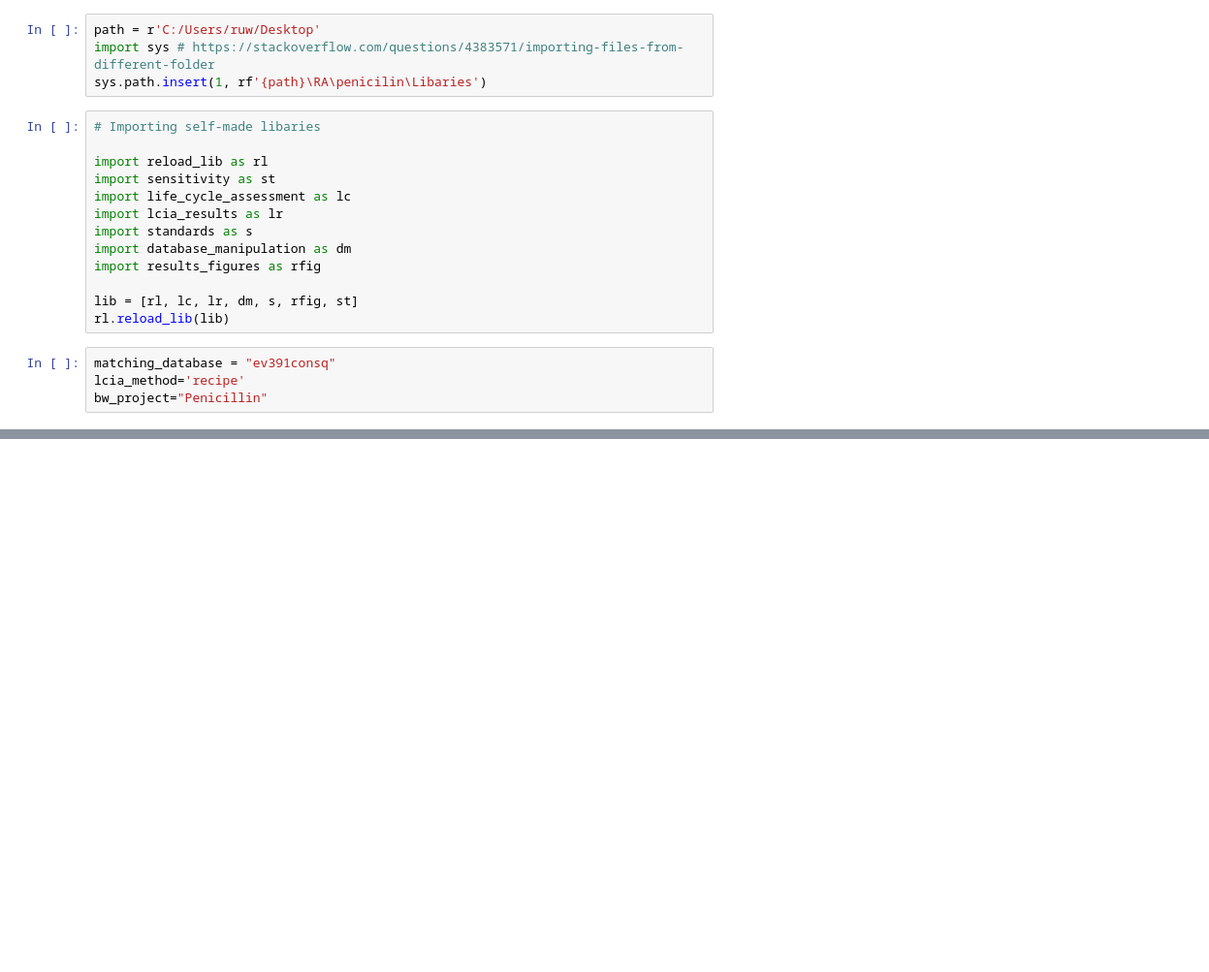
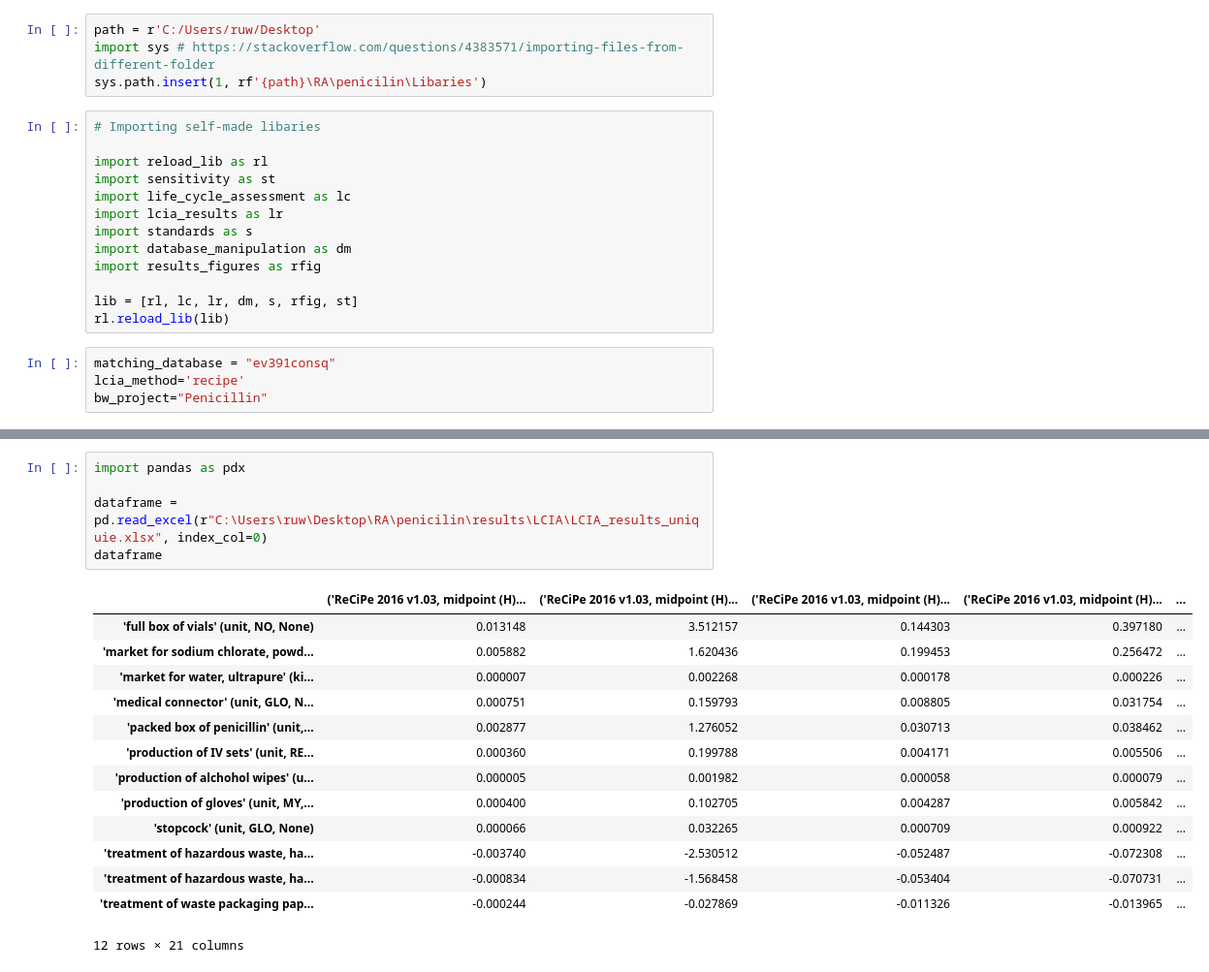
Before and after one commit to RuneWF/penicilin, a Jupyter notebook: Jupyter scripts/main.ipynb, the cells around one changed output, grey strips where cells are left out. Shown at 97% size. Drawn from its saved outputs; the diff is of its cells as text; blank space fills up the shorter version.

```diff
--- a/Jupyter scripts/main.ipynb
+++ b/Jupyter scripts/main.ipynb
@@ -89,0 +72,20 @@ Initialization is completed for penicillin
+# %%
+import pandas as pdx
+
+dataframe = pd.read_excel(r"C:\Users\ruw\Desktop\RA\penicilin\results\LCIA\LCIA_results_uniquie.xlsx", index_col=0)
+dataframe
+# %% [output]
+|  | ('ReCiPe 2016 v1.03, midpoint (H)... | ('ReCiPe 2016 v1.03, midpoint (H)... | ('ReCiPe 2016 v1.03, midpoint (H)... | ('ReCiPe 2016 v1.03, midpoint (H)... | ... |
+| 'full box of vials' (unit, NO, None) | 0.013148 | 3.512157 | 0.144303 | 0.397180 | ... |
+| 'market for sodium chlorate, powd... | 0.005882 | 1.620436 | 0.199453 | 0.256472 | ... |
+| 'market for water, ultrapure' (ki... | 0.000007 | 0.002268 | 0.000178 | 0.000226 | ... |
+| 'medical connector' (unit, GLO, N... | 0.000751 | 0.159793 | 0.008805 | 0.031754 | ... |
+| 'packed box of penicillin' (unit,... | 0.002877 | 1.276052 | 0.030713 | 0.038462 | ... |
+| 'production of IV sets' (unit, RE... | 0.000360 | 0.199788 | 0.004171 | 0.005506 | ... |
+| 'production of alchohol wipes' (u... | 0.000005 | 0.001982 | 0.000058 | 0.000079 | ... |
+| 'production of gloves' (unit, MY,... | 0.000400 | 0.102705 | 0.004287 | 0.005842 | ... |
+| 'stopcock' (unit, GLO, None) | 0.000066 | 0.032265 | 0.000709 | 0.000922 | ... |
+| 'treatment of hazardous waste, ha... | -0.003740 | -2.530512 | -0.052487 | -0.072308 | ... |
+| 'treatment of hazardous waste, ha... | -0.000834 | -1.568458 | -0.053404 | -0.070731 | ... |
+| 'treatment of waste packaging pap... | -0.000244 | -0.027869 | -0.011326 | -0.013965 | ... |
+12 rows × 21 columns
```
Also changed, not shown: parts of 5 cells of this notebook, 8 other files.
